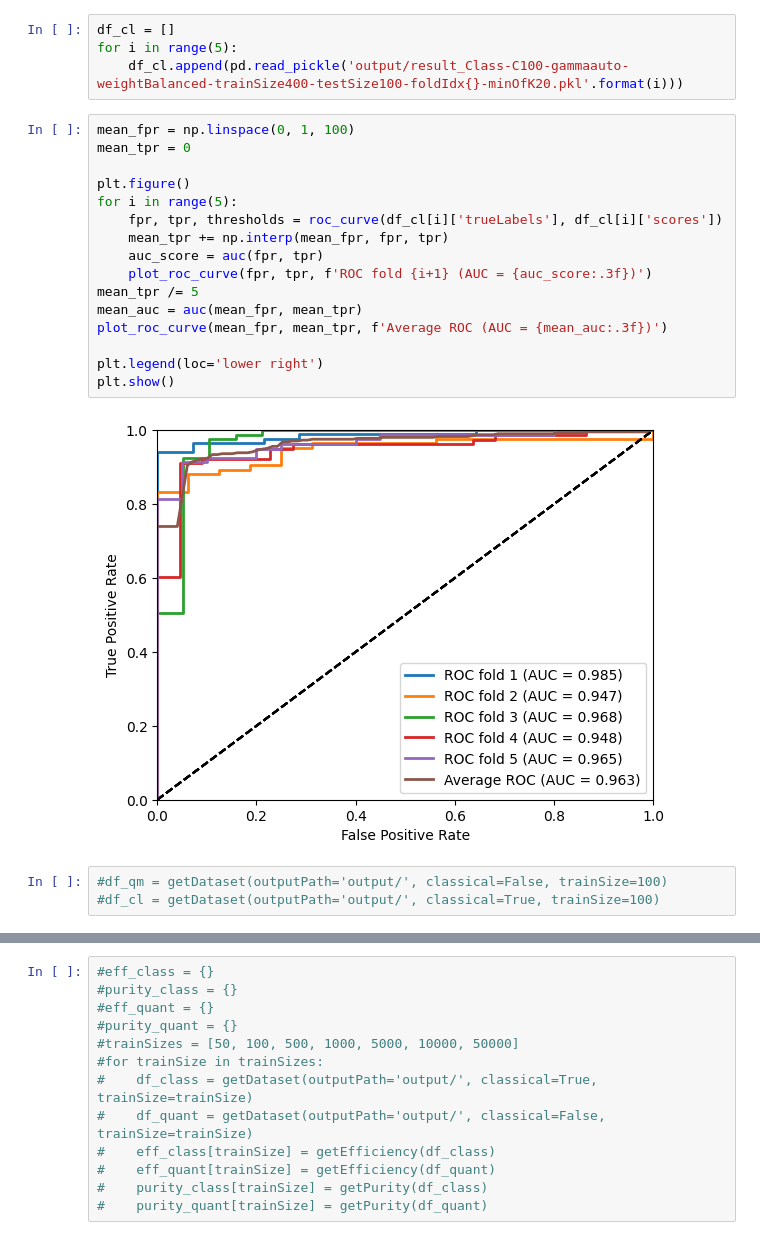
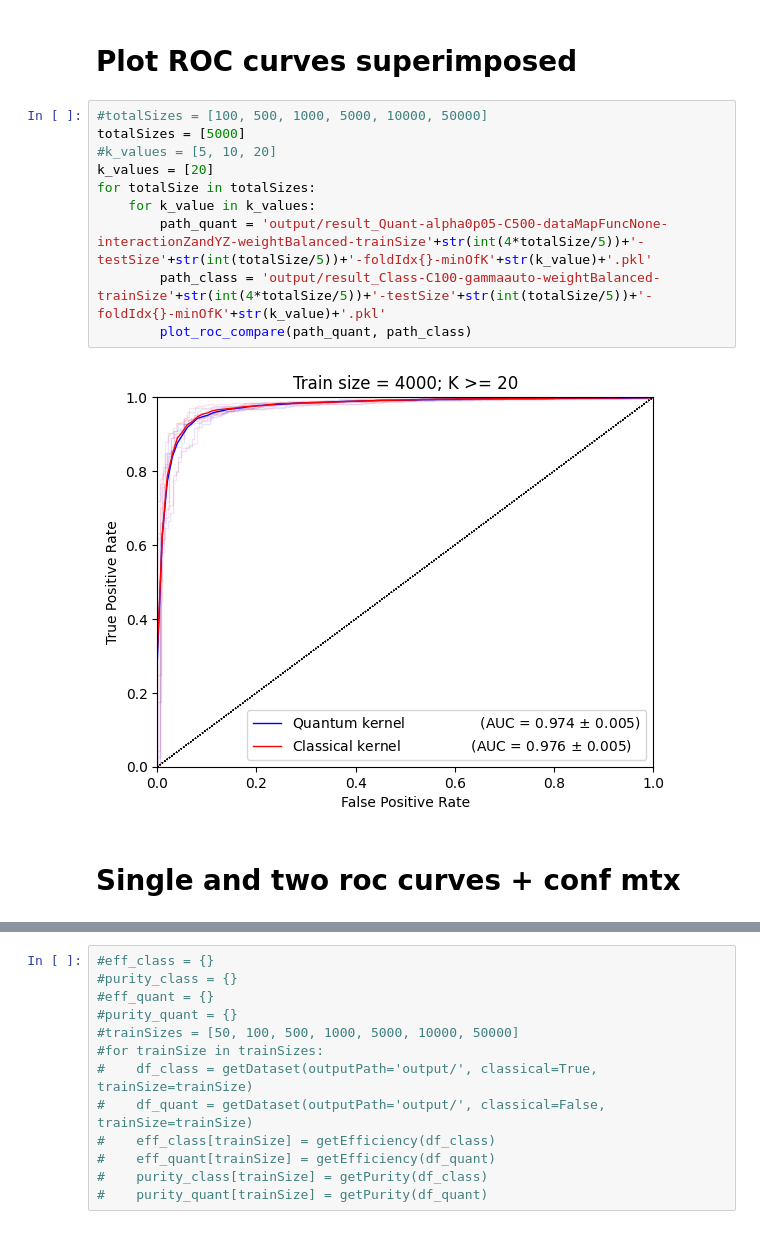
Before and after one commit to mhassans/galaxyMorphology, a Jupyter notebook: Plotting.ipynb, the cells around one changed output, grey strips where cells are left out. Saved outputs shown, nothing was run; the diff lists cells and outputs as text.

```diff
--- a/Plotting.ipynb
+++ b/Plotting.ipynb
@@ -37,26 +9,17 @@ plt.show()
-# %%
-df_cl = []
-for i in range(5):
-    df_cl.append(pd.read_pickle('output/result_Class-C100-gammaauto-weightBalanced-trainSize400-testSize100-foldIdx{}-minOfK20.pkl'.format(i)))
-# %%
-mean_fpr = np.linspace(0, 1, 100)
-mean_tpr = 0
-
-plt.figure()
-for i in range(5):
-    fpr, tpr, thresholds = roc_curve(df_cl[i]['trueLabels'], df_cl[i]['scores'])
-    mean_tpr += np.interp(mean_fpr, fpr, tpr)
-    auc_score = auc(fpr, tpr)
-    plot_roc_curve(fpr, tpr, f'ROC fold {i+1} (AUC = {auc_score:.3f})')
-mean_tpr /= 5
-mean_auc = auc(mean_fpr, mean_tpr)
-plot_roc_curve(mean_fpr, mean_tpr, f'Average ROC (AUC = {mean_auc:.3f})')
-
-plt.legend(loc='lower right')
-plt.show()
-# %% [output]
-[figure, removed]
-# %%
-#df_qm = getDataset(outputPath='output/', classical=False, trainSize=100)
-#df_cl = getDataset(outputPath='output/', classical=True, trainSize=100)
+# %% [markdown]
+# Plot ROC curves superimposed
+# %%
+#totalSizes = [100, 500, 1000, 5000, 10000, 50000]
+totalSizes = [5000]
+#k_values = [5, 10, 20]
+k_values = [20]
+for totalSize in totalSizes:
+    for k_value in k_values:
+        path_quant = 'output/result_Quant-alpha0p05-C500-dataMapFuncNone-interactionZandYZ-weightBalanced-trainSize'+str(int(4*totalSize/5))+'-testSize'+str(int(totalSize/5))+'-foldIdx{}-minOfK'+str(k_value)+'.pkl'
+        path_class = 'output/result_Class-C100-gammaauto-weightBalanced-trainSize'+str(int(4*totalSize/5))+'-testSize'+str(int(totalSize/5))+'-foldIdx{}-minOfK'+str(k_value)+'.pkl'
+        plot_roc_compare(path_quant, path_class)
+# %% [output]
+[figure, added]
+# %% [markdown]
+# Single and two roc curves + conf mtx
 # %%
```
Also changed, not shown: parts of 12 cells of this notebook, 1 other file.
